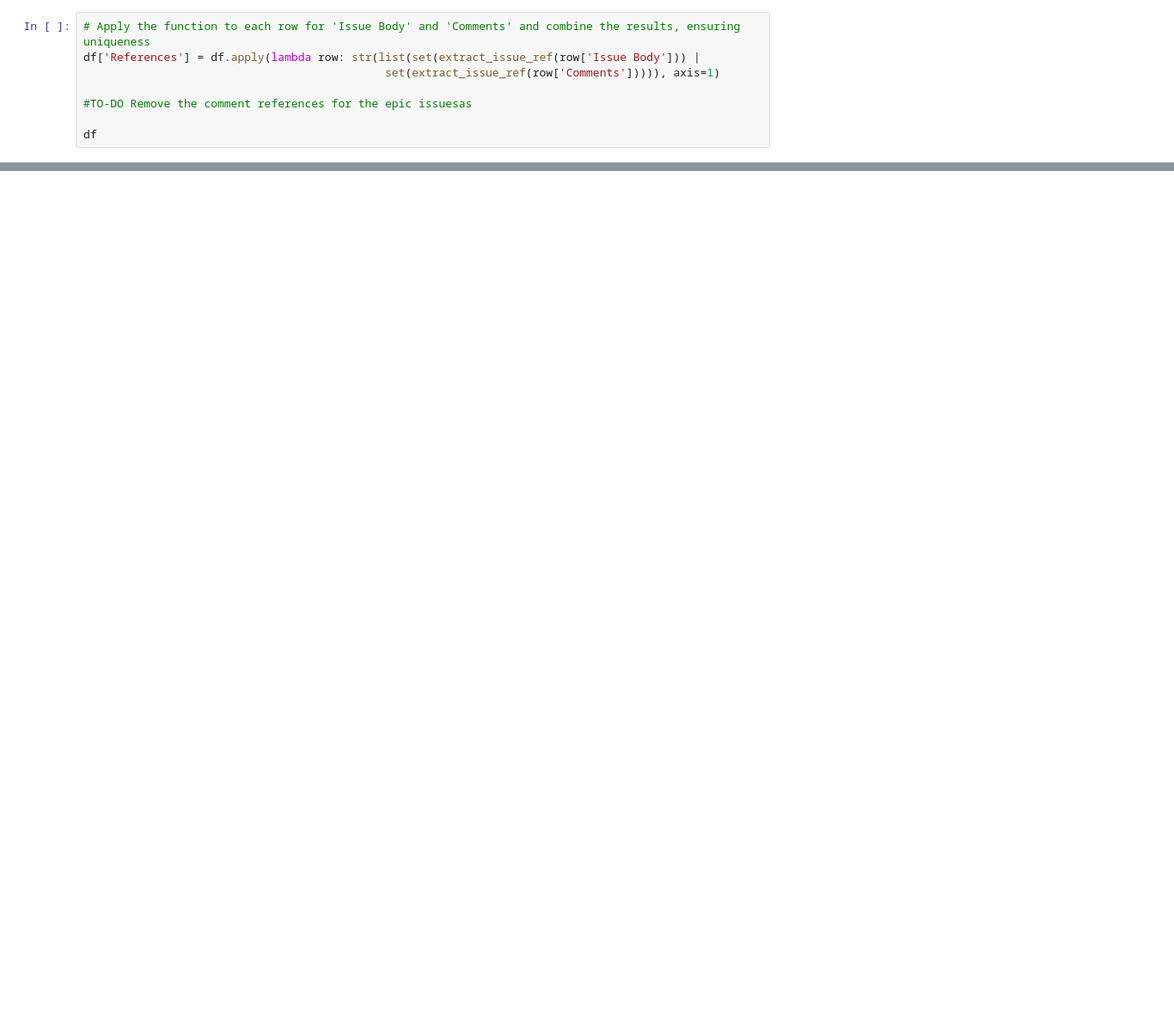
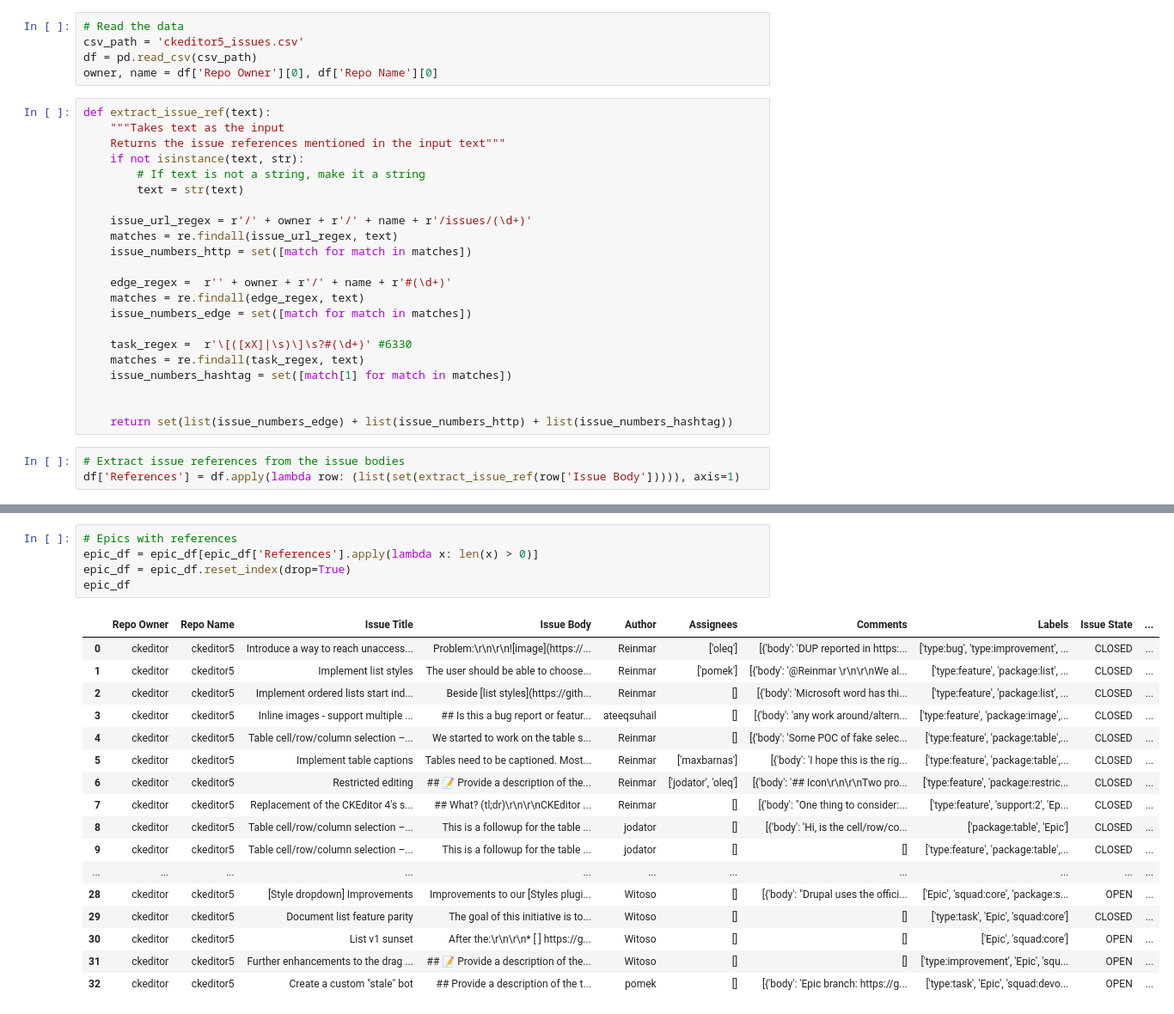
Before and after one commit to okg21/Issue-hierarchy-construction, a Jupyter notebook: preprocess_data/preprocess_data.ipynb, the cells around one changed output, grey strips where cells are left out. Shown: that part at 86% size. Saved outputs shown, nothing was run; the diff lists cells and outputs as text; blank space fills up the shorter version.

Commit message:
Added epic issue generation and fixed bugs with preprocessing

```diff
--- a/preprocess_data/preprocess_data.ipynb
+++ b/preprocess_data/preprocess_data.ipynb
@@ -32,8 +18,30 @@ def extract_issue_ref(text):
+# %%
+# Read the data
+csv_path = 'ckeditor5_issues.csv'
+df = pd.read_csv(csv_path)
+owner, name = df['Repo Owner'][0], df['Repo Name'][0]
+# %%
+def extract_issue_ref(text):
+    """Takes text as the input
+    Returns the issue references mentioned in the input text"""
+    if not isinstance(text, str):
+        # If text is not a string, make it a string
+        text = str(text)
+
+    issue_url_regex = r'/' + owner + r'/' + name + r'/issues/(\d+)'
+    matches = re.findall(issue_url_regex, text)
+    issue_numbers_http = set([match for match in matches])
+
+    edge_regex =  r'' + owner + r'/' + name + r'#(\d+)'
+    matches = re.findall(edge_regex, text)
+    issue_numbers_edge = set([match for match in matches])
+
+    task_regex =  r'\[([xX]|\s)\]\s?#(\d+)' #6330
+    matches = re.findall(task_regex, text)
+    issue_numbers_hashtag = set([match[1] for match in matches])
+
+
+    return set(list(issue_numbers_edge) + list(issue_numbers_http) + list(issue_numbers_hashtag))
 # %%
-# Apply the function to each row for 'Issue Body' and 'Comments' and combine the results, ensuring uniqueness
-df['References'] = df.apply(lambda row: str(list(set(extract_issue_ref(row['Issue Body'])) |
-                                             set(extract_issue_ref(row['Comments'])))), axis=1)
-
-#TO-DO Remove the comment references for the epic issuesas
-
-df
+# Extract issue references from the issue bodies
+df['References'] = df.apply(lambda row: (list(set(extract_issue_ref(row['Issue Body'])))), axis=1)
@@ -137,0 +107,23 @@ df
+# %%
+# Epics with references
+epic_df = epic_df[epic_df['References'].apply(lambda x: len(x) > 0)]
+epic_df = epic_df.reset_index(drop=True)
+epic_df
+# %% [output]
+|  | Repo Owner | Repo Name | Issue Title | Issue Body | Author | Assignees | Comments | Labels | Issue State | ... |
+| 0 | ckeditor | ckeditor5 | Introduce a way to reach unaccess... | Problem:\r\n\r\n![image](https://... | Reinmar | ['oleq'] | [{'body': 'DUP reported in https:... | ['type:bug', 'type:improvement', ... | CLOSED | ... |
+| 1 | ckeditor | ckeditor5 | Implement list styles | The user should be able to choose... | Reinmar | ['pomek'] | [{'body': '@Reinmar \r\n\r\nWe al... | ['type:feature', 'package:list', ... | CLOSED | ... |
+| 2 | ckeditor | ckeditor5 | Implement ordered lists start ind... | Beside [list styles](https://gith... | Reinmar | [] | [{'body': 'Microsoft word has thi... | ['type:feature', 'package:list', ... | CLOSED | ... |
+| 3 | ckeditor | ckeditor5 | Inline images - support multiple ... | ## Is this a bug report or featur... | ateeqsuhail | [] | [{'body': 'any work around/altern... | ['type:feature', 'package:image',... | CLOSED | ... |
+| 4 | ckeditor | ckeditor5 | Table cell/row/column selection –... | We started to work on the table s... | Reinmar | [] | [{'body': 'Some POC of fake selec... | ['type:feature', 'package:table',... | CLOSED | ... |
+| 5 | ckeditor | ckeditor5 | Implement table captions | Tables need to be captioned. Most... | Reinmar | ['maxbarnas'] | [{'body': 'I hope this is the rig... | ['type:feature', 'package:table',... | CLOSED | ... |
+| 6 | ckeditor | ckeditor5 | Restricted editing | ## 📝 Provide a description of the... | Reinmar | ['jodator', 'oleq'] | [{'body': '## Icon\r\n\r\nTwo pro... | ['type:feature', 'package:restric... | CLOSED | ... |
+| 7 | ckeditor | ckeditor5 | Replacement of the CKEditor 4's s... | ## What? (tl;dr)\r\n\r\nCKEditor ... | Reinmar | [] | [{'body': "One thing to consider:... | ['type:feature', 'support:2', 'Ep... | CLOSED | ... |
+| 8 | ckeditor | ckeditor5 | Table cell/row/column selection –... | This is a followup for the table ... | jodator | [] | [{'body': 'Hi, is the cell/row/co... | ['package:table', 'Epic'] | CLOSED | ... |
+| 9 | ckeditor | ckeditor5 | Table cell/row/column selection –... | This is a followup for the table ... | jodator | [] | [] | ['type:feature', 'package:table',... | CLOSED | ... |
+| ... | ... | ... | ... | ... | ... | ... | ... | ... | ... | ... |
+| 28 | ckeditor | ckeditor5 | [Style dropdown] Improvements | Improvements to our [Styles plugi... | Witoso | [] | [{'body': "Drupal uses the offici... | ['Epic', 'squad:core', 'package:s... | OPEN | ... |
+| 29 | ckeditor | ckeditor5 | Document list feature parity | The goal of this initiative is to... | Witoso | [] | [] | ['type:task', 'Epic', 'squad:core'] | CLOSED | ... |
+| 30 | ckeditor | ckeditor5 | List v1 sunset | After the:\r\n\r\n* [ ] https://g... | Witoso | [] | [] | ['Epic', 'squad:core'] | OPEN | ... |
+| 31 | ckeditor | ckeditor5 | Further enhancements to the drag ... | ## 📝 Provide a description of the... | Witoso | [] | [] | ['type:improvement', 'Epic', 'squ... | OPEN | ... |
+| 32 | ckeditor | ckeditor5 | Create a custom "stale" bot | ## Provide a description of the t... | pomek | [] | [{'body': 'Epic branch: https://g... | ['type:task', 'Epic', 'squad:devo... | OPEN | ... |
```
Also changed, not shown: parts of 27 cells of this notebook, 5 other files.
